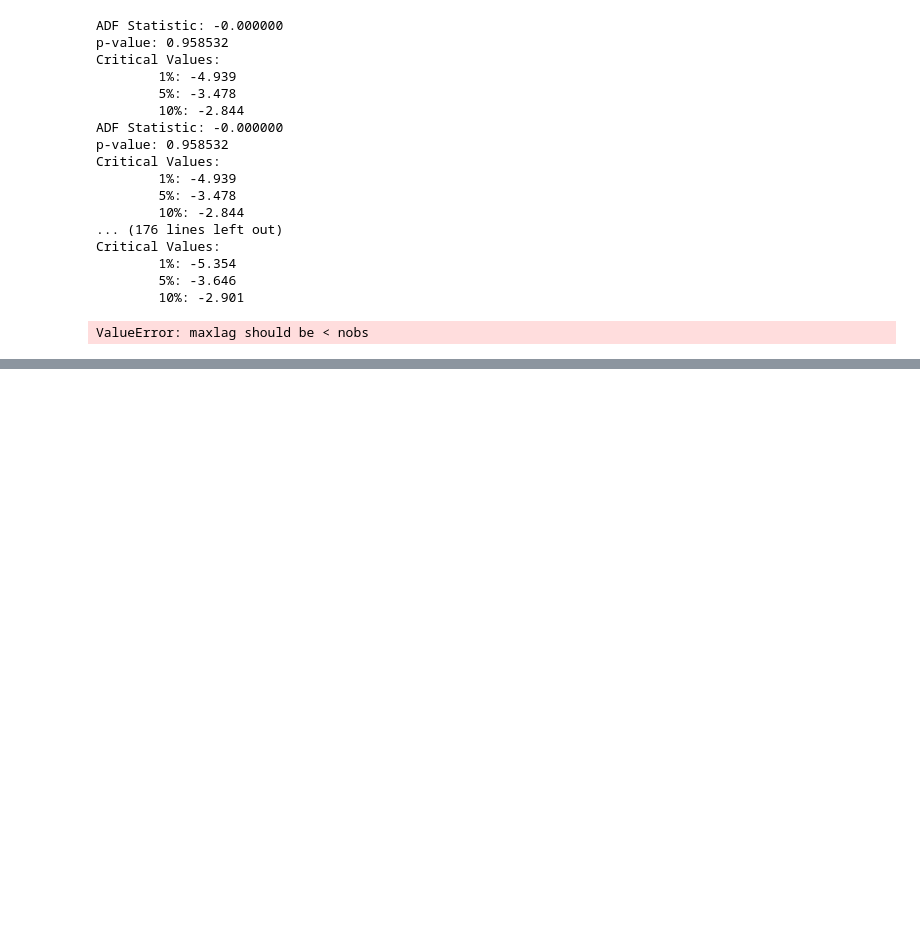
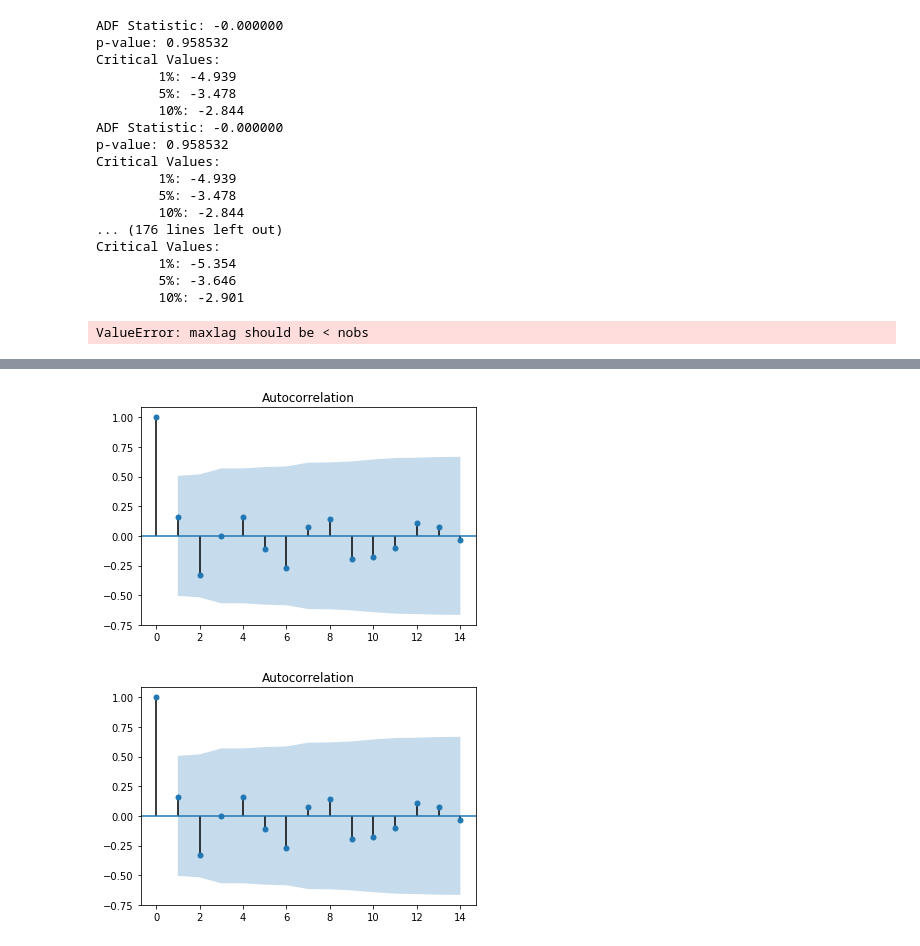
Before and after one commit to Cristinamulas/Final_Project, a Jupyter notebook: Time Series F.ipynb, the cells around one changed output, grey strips where cells are left out. Saved outputs shown, nothing was run; the diff lists cells and outputs as text; code cells hidden in the pictures; blank space fills up the shorter version.

```diff
--- a/Time Series F.ipynb
+++ b/Time Series F.ipynb
@@ -837,0 +644,7 @@ LinAlgError: Array must not contain infs or NaNs
+# %%
+from statsmodels.graphics.tsaplots import plot_acf
+#plot autocorrelation for each lag (alpha is confidence interval)
+plot_acf(new_list[2]["Deaths"], alpha=.05)
+# %% [output]
+[figure, added]
+[figure, added]
```
Also changed, not shown: parts of 18 cells of this notebook.
